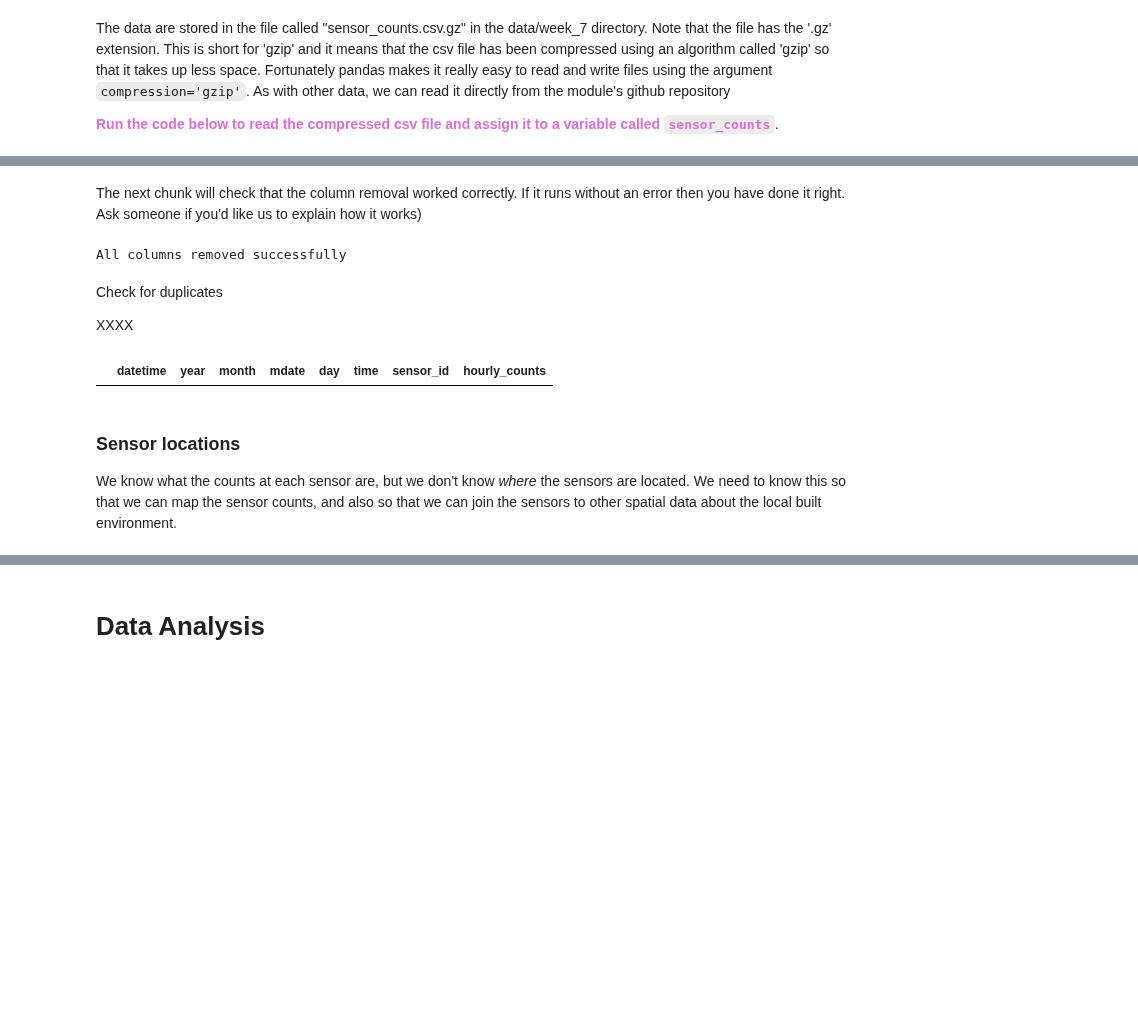
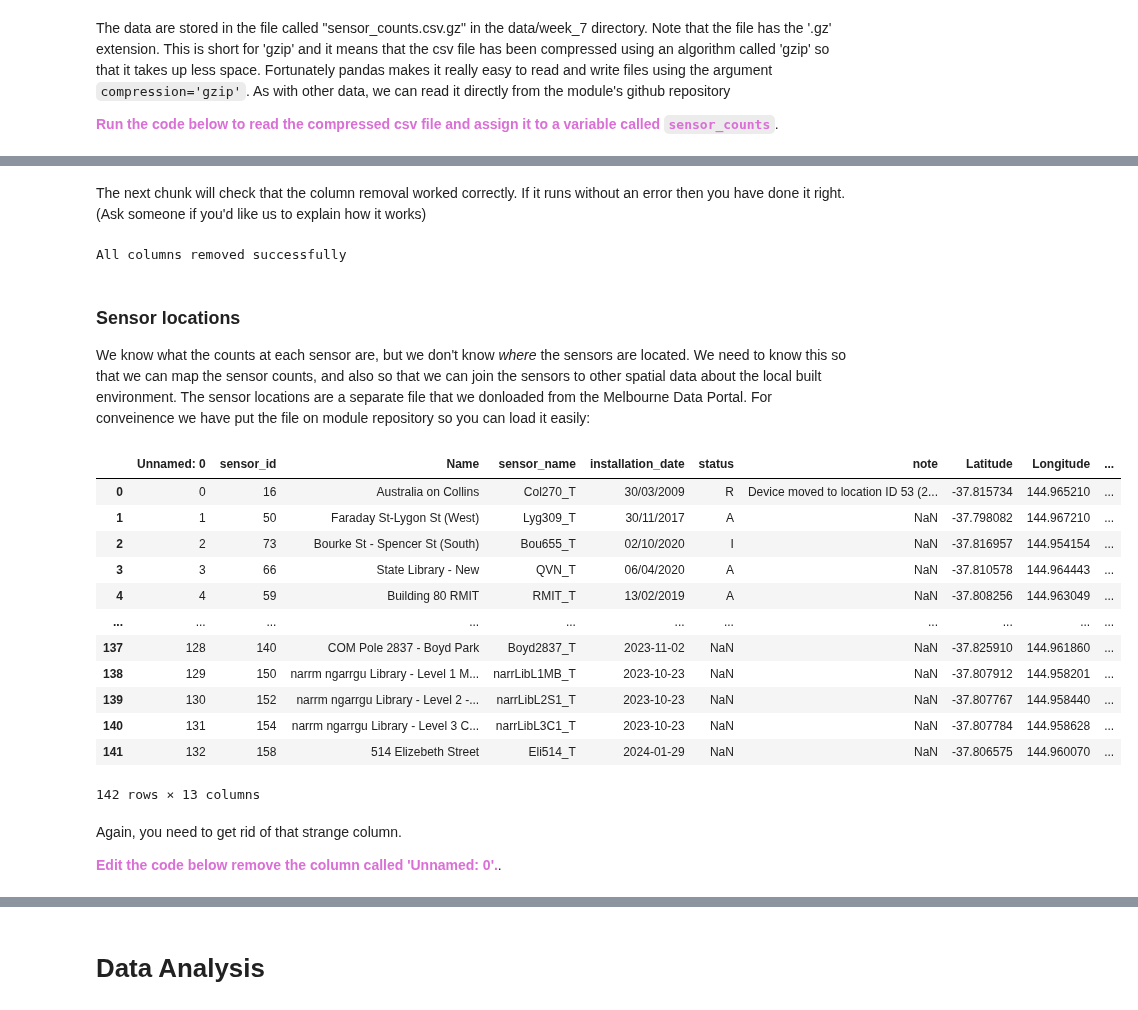
Before and after one commit to MSc-Urban-Environmental-Leeds/GEOG5415M-Programming-for-Spatial-Data-Science, a Jupyter notebook: notebooks/Week_7_ML_in_Action.ipynb, the cells around one changed output, grey strips where cells are left out. Cells and saved outputs as stored; diff of their text form; code cells hidden in the pictures; blank space fills up the shorter version.

Commit message:
finished loading sensor counts and locations

```diff
--- a/notebooks/Week_7_ML_in_Action.ipynb
+++ b/notebooks/Week_7_ML_in_Action.ipynb
@@ -90,4 +90,4 @@ sensor_counts = sensor_counts.drop(columns = ['ID', 'Sensor_Name', 'Unnamed: 0']
 # %% [markdown]
 The next chunk will check that the column removal worked correctly. If it runs without an error then you have done it right.
-Ask someone if you'd like us to explain how it works)
+(Ask someone if you'd like us to explain how it works)
 # %%
@@ -97,19 +97,28 @@ if columns_still_in_df:
 print("All columns removed successfully")
 # %% [output]
 All columns removed successfully
-# %% [markdown]
-Check for duplicates
-
-XXXX
-# %%
-sensor_counts[sensor_counts.duplicated(subset=['datetime', 'sensor_id'])]
-# %% [output]
-|  | datetime | year | month | mdate | day | time | sensor_id | hourly_counts |
 # %% [markdown]
 ### Sensor locations
 
-We know what the counts at each sensor are, but we don't know _where_ the sensors are located. We need to know this so that we can map the sensor counts, and also so that we can join the sensors to other spatial data about the local built environment.
+We know what the counts at each sensor are, but we don't know _where_ the sensors are located. We need to know this so that we can map the sensor counts, and also so that we can join the sensors to other spatial data about the local built environment. The sensor locations are a separate file that we donloaded from the Melbourne Data Portal. For conveinence we have put the file on module repository so you can load it easily:
 # %%
-sensor_locations = pd.read_csv("sensor_locations.csv")
-
-XXXX HERE
+sensor_locations = pd.read_csv("https://github.com/MSc-Urban-Environmental-Leeds/GEOG5415M-Programming-for-Spatial-Data-Science/raw/refs/heads/main/data/week_7/sensor_locations.csv")
+sensor_locations
+# %% [output]
+|  | Unnamed: 0 | sensor_id | Name | sensor_name | installation_date | status | note | Latitude | Longitude | ... |
+| 0 | 0 | 16 | Australia on Collins | Col270_T | 30/03/2009 | R | Device moved to location ID 53 (2... | -37.815734 | 144.965210 | ... |
+| 1 | 1 | 50 | Faraday St-Lygon St (West) | Lyg309_T | 30/11/2017 | A | NaN | -37.798082 | 144.967210 | ... |
+| 2 | 2 | 73 | Bourke St - Spencer St (South) | Bou655_T | 02/10/2020 | I | NaN | -37.816957 | 144.954154 | ... |
+| 3 | 3 | 66 | State Library - New | QVN_T | 06/04/2020 | A | NaN | -37.810578 | 144.964443 | ... |
+| 4 | 4 | 59 | Building 80 RMIT | RMIT_T | 13/02/2019 | A | NaN | -37.808256 | 144.963049 | ... |
+| ... | ... | ... | ... | ... | ... | ... | ... | ... | ... | ... |
+| 137 | 128 | 140 | COM Pole 2837 - Boyd Park | Boyd2837_T | 2023-11-02 | NaN | NaN | -37.825910 | 144.961860 | ... |
+| 138 | 129 | 150 | narrm ngarrgu Library - Level 1 M... | narrLibL1MB_T | 2023-10-23 | NaN | NaN | -37.807912 | 144.958201 | ... |
+| 139 | 130 | 152 | narrm ngarrgu Library - Level 2 -... | narrLibL2S1_T | 2023-10-23 | NaN | NaN | -37.807767 | 144.958440 | ... |
+| 140 | 131 | 154 | narrm ngarrgu Library - Level 3 C... | narrLibL3C1_T | 2023-10-23 | NaN | NaN | -37.807784 | 144.958628 | ... |
+| 141 | 132 | 158 | 514 Elizebeth Street | Eli514_T | 2024-01-29 | NaN | NaN | -37.806575 | 144.960070 | ... |
+142 rows × 13 columns
+# %% [markdown]
+Again, you need to get rid of that strange column.
+
+<font color='orchid'> <b>Edit the code below remove the column called 'Unnamed: 0'.</b></font>.
```
Also changed, not shown: parts of 14 cells of this notebook.
